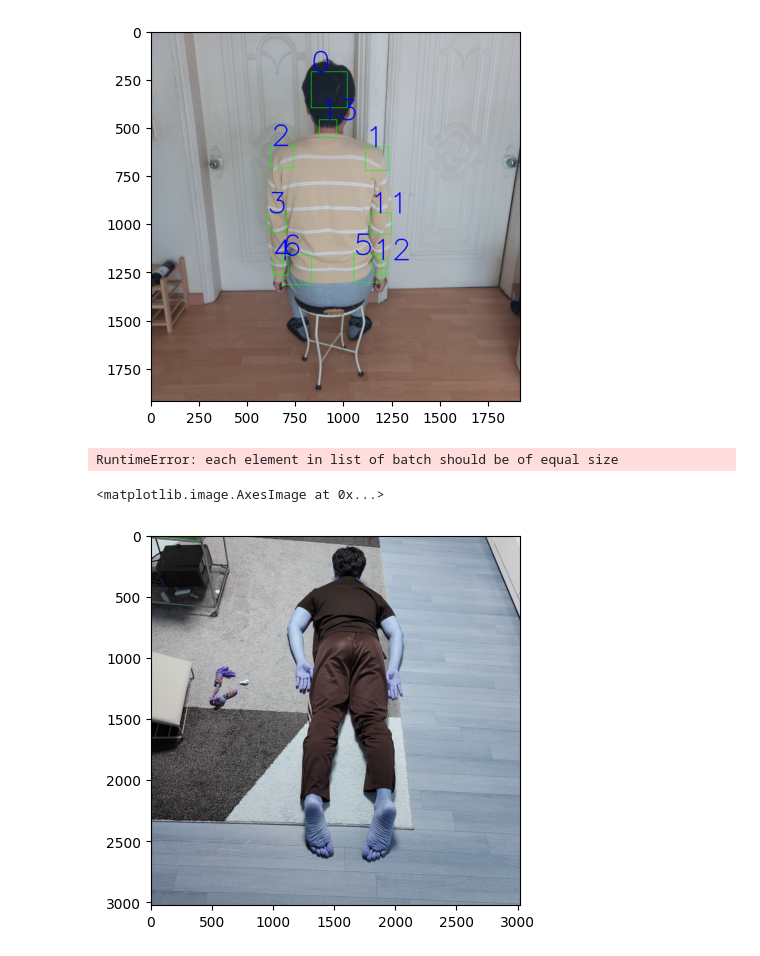
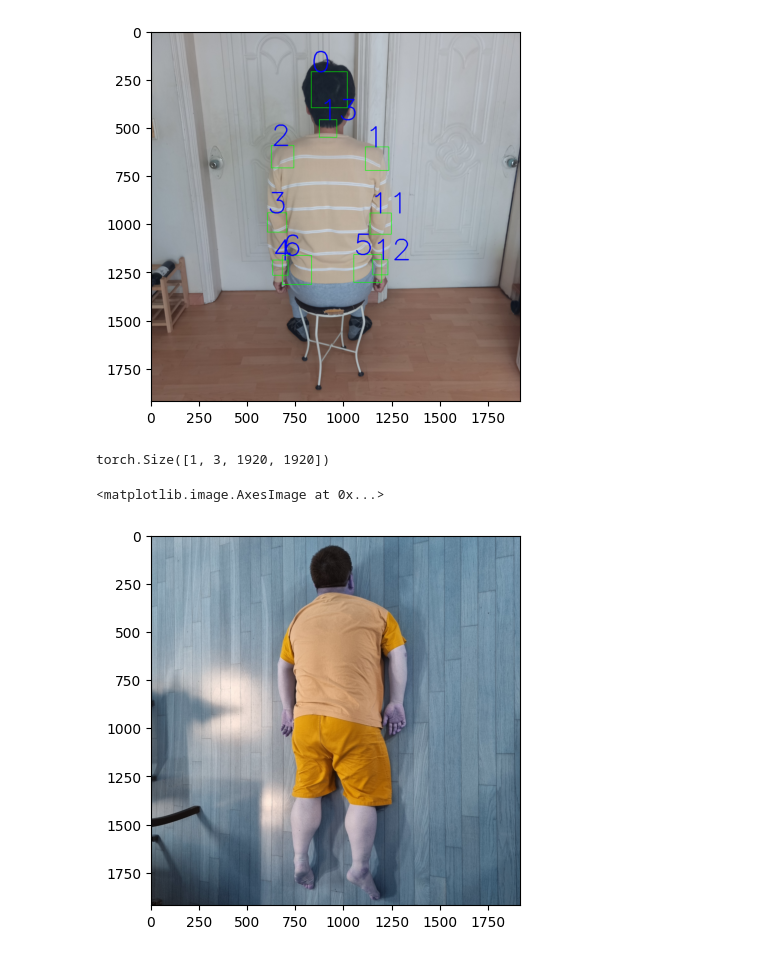
Before and after one commit to PikaSannnnn/MassageBot, a Jupyter notebook: dataProcessing.ipynb, the cells around one changed output. Cells and saved outputs as stored; diff of their text form; code cells hidden in the pictures.

```diff
--- a/dataProcessing.ipynb
+++ b/dataProcessing.ipynb
@@ -167,16 +167,18 @@ train_size = int(0.7 * len(dataset))
 val_size = int(0.1 * len(dataset))
 test_size = len(dataset) - train_size - val_size
 train_dataset, val_dataset, test_dataset = random_split(dataset, [train_size, val_size, test_size])
-train_loader = DataLoader(train_dataset, batch_size=10, shuffle=True)
-val_loader = DataLoader(val_dataset, batch_size=10, shuffle=True)
-test_loader = DataLoader(test_dataset, batch_size=10, shuffle=True)
+train_loader = DataLoader(train_dataset, batch_size=1, shuffle=True)
+val_loader = DataLoader(val_dataset, batch_size=1, shuffle=True)
+test_loader = DataLoader(test_dataset, batch_size=1, shuffle=True)
 # %%
 test_train_img, test_train_data = next(iter(train_loader))
 print(test_train_img.shape)
 # %% [output]
-RuntimeError: each element in list of batch should be of equal size
+torch.Size([1, 3, 1920, 1920])
+# %%
+test_train_img = test_train_img.permute(0, 2, 3, 1)
 # %%
-plt.imshow(test_train_img[0])
+plt.imshow(test_train_img[0].numpy())
 # %% [output]
 <matplotlib.image.AxesImage at 0x...>
-[figure, old version]
+[figure, new version]
```
